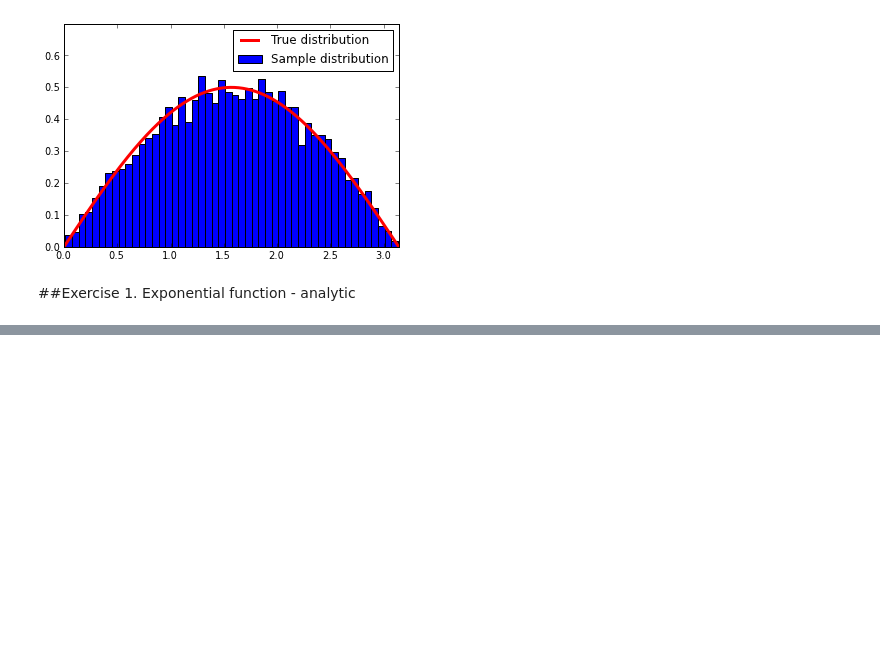
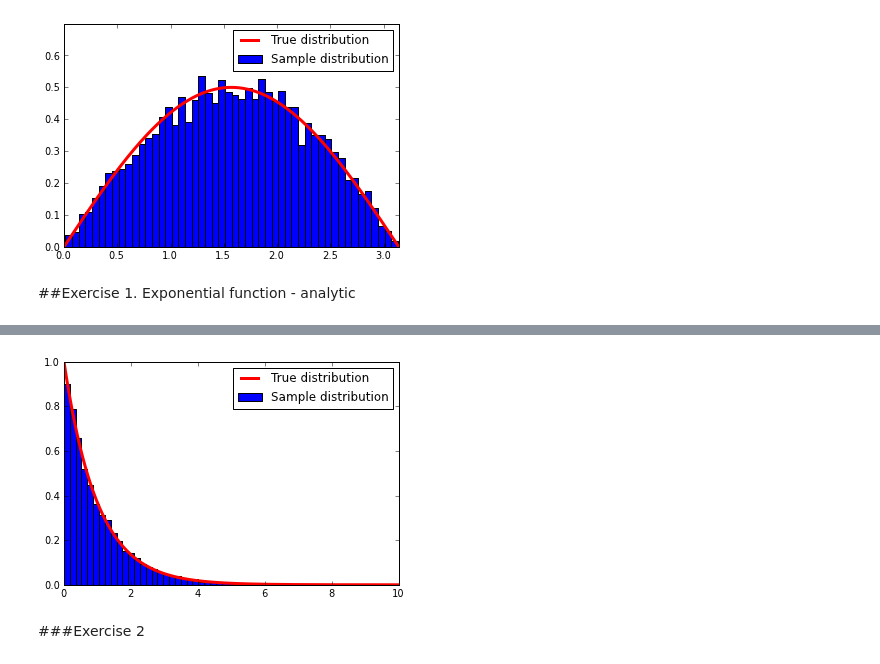
Before and after one commit to rcantwel/PHYS202-S13, a Jupyter notebook: Week8/RandomNumbers.ipynb, the cells around one changed output, grey strips where cells are left out. Cells and saved outputs as stored; diff of their text form; code cells hidden in the pictures; blank space fills up the shorter version.

```diff
--- a/Week8/RandomNumbers.ipynb
+++ b/Week8/RandomNumbers.ipynb
@@ -102,0 +114,24 @@ show()
+# %%
+#Part C
+#number of samples
+N = 10000
+
+#N random numbers between 0 and 1
+z = numpy.random.random_sample(N);
+
+#inverse CDF
+Finv = lambda x,lm: -log(lm-x)/(lm)
+
+#sampled x values
+xsamples = Finv(z,lm);
+
+#how do they compare to the original?
+hist(xsamples,50,normed=True,label="Sample distribution")
+plot(x,f(x,lm),label='True distribution', lw=3,color='red')
+
+legend(loc=0)
+show()
+# %% [output]
+[figure, added]
+# %% [markdown]
+###Exercise 2
```
Also changed, not shown: parts of 4 cells of this notebook.
